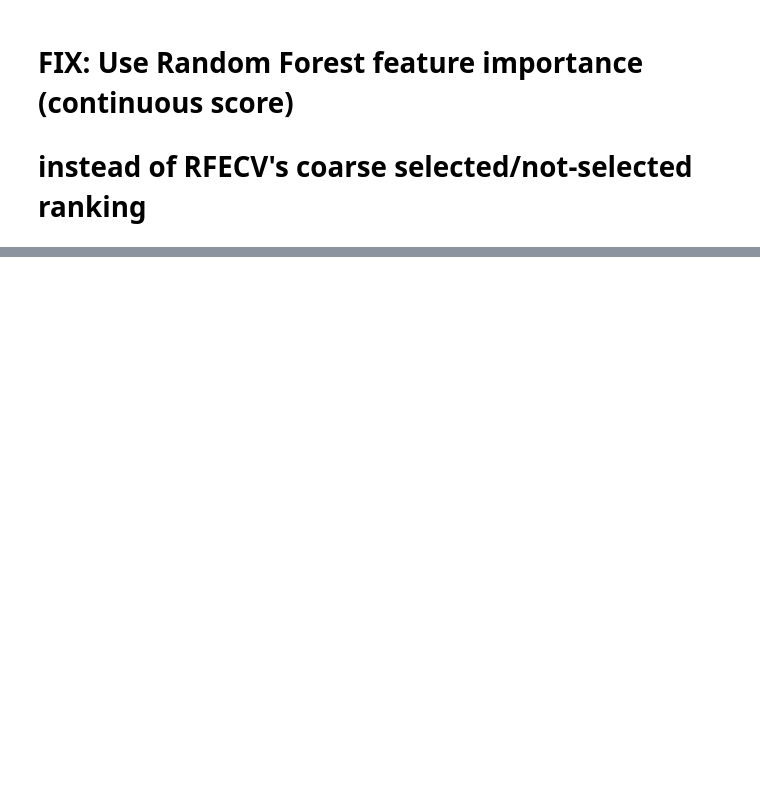
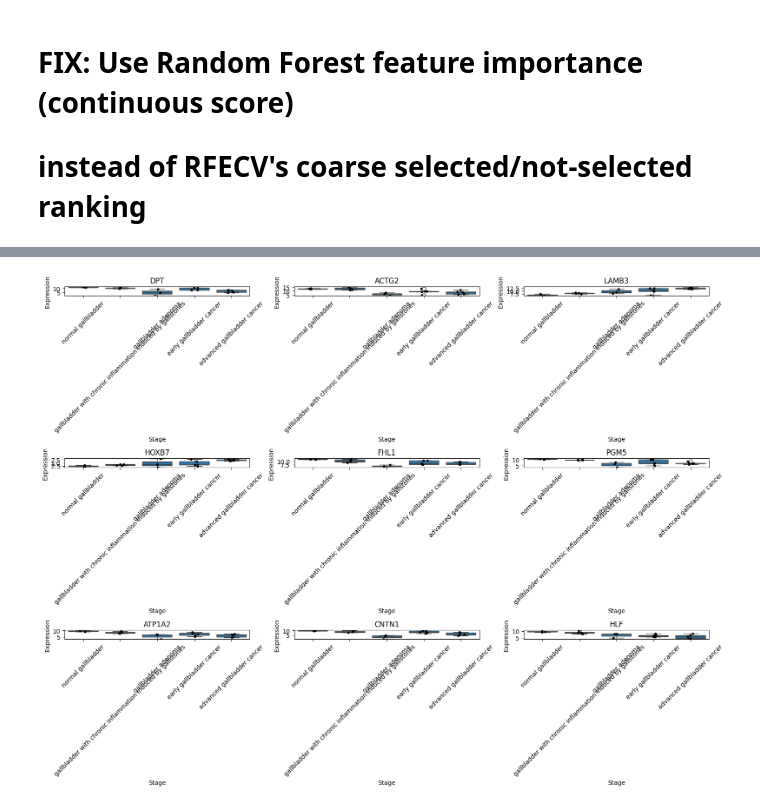
Before and after one commit to DhimanTarafdar/gallbladder_cancer_research, a Jupyter notebook: Gallbladder_Cancer.ipynb, the cells around one changed output, grey strips where cells are left out. Saved outputs shown, nothing was run; the diff lists cells and outputs as text; code cells hidden in the pictures; blank space fills up the shorter version.

```diff
--- a/Gallbladder_Cancer.ipynb
+++ b/Gallbladder_Cancer.ipynb
@@ -571,0 +940,51 @@ Final gene panel (top 12, fixed ranking): ['DPT', 'ACTG2', 'LAMB3', 'FHL1', 'HOX
+# %%
+import matplotlib.pyplot as plt
+import seaborn as sns
+
+# Rebuild full label map for GSE202479 (all 5 stages, not just normal/advanced)
+titles = extract_full_metadata_line('GSE202479_series_matrix.txt', '!Sample_title')
+tissue_type = extract_full_metadata_line('GSE202479_series_matrix.txt', '!Sample_characteristics_ch1')
+
+stage_map = {}
+stage_order = ['normal gallbladder',
+               'gallbladder with chronic inflammation induced by gallstones',
+               'gallbladder adenoma',
+               'early gallbladder cancer',
+               'advanced gallbladder cancer']
+
+for title, tissue in zip(titles, tissue_type):
+    code = re.search(r'\[(.*?)\]', title).group(1)
+    tissue_clean = tissue.replace('tissue type: ', '').strip()
+    stage_map[code] = tissue_clean
+
+# Build a dataframe: sample, stage, expression of each final-panel gene
+final_panel = ['DPT', 'ACTG2', 'LAMB3', 'HOXB7', 'FHL1', 'PGM5', 'ATP1A2', 'CNTN1', 'HLF']
+
+stage_expr_rows = []
+for code, stage in stage_map.items():
+    count_col = f"{code}_count"
+    if count_col not in df_202479.columns:
+        continue
+    for gene in final_panel:
+        row = df_202479_annot[df_202479_annot['Symbol'] == gene]
+        if not row.empty:
+            value = np.log2(row[count_col].values[0] + 1)
+            stage_expr_rows.append({'Gene': gene, 'Stage': stage, 'Expression': value, 'Sample': code})
+
+stage_df = pd.DataFrame(stage_expr_rows)
+stage_df['Stage'] = pd.Categorical(stage_df['Stage'], categories=stage_order, ordered=True)
+
+# Plot trend for each gene across stages
+fig, axes = plt.subplots(3, 3, figsize=(16, 12))
+axes = axes.flatten()
+for i, gene in enumerate(final_panel):
+    gene_data = stage_df[stage_df['Gene'] == gene]
+    sns.boxplot(data=gene_data, x='Stage', y='Expression', ax=axes[i])
+    sns.stripplot(data=gene_data, x='Stage', y='Expression', ax=axes[i], color='black', size=4)
+    axes[i].set_title(gene)
+    axes[i].tick_params(axis='x', rotation=45)
+
+plt.tight_layout()
+plt.show()
+# %% [output]
+[figure, added]
```
Also changed, not shown: parts of 39 cells of this notebook.
